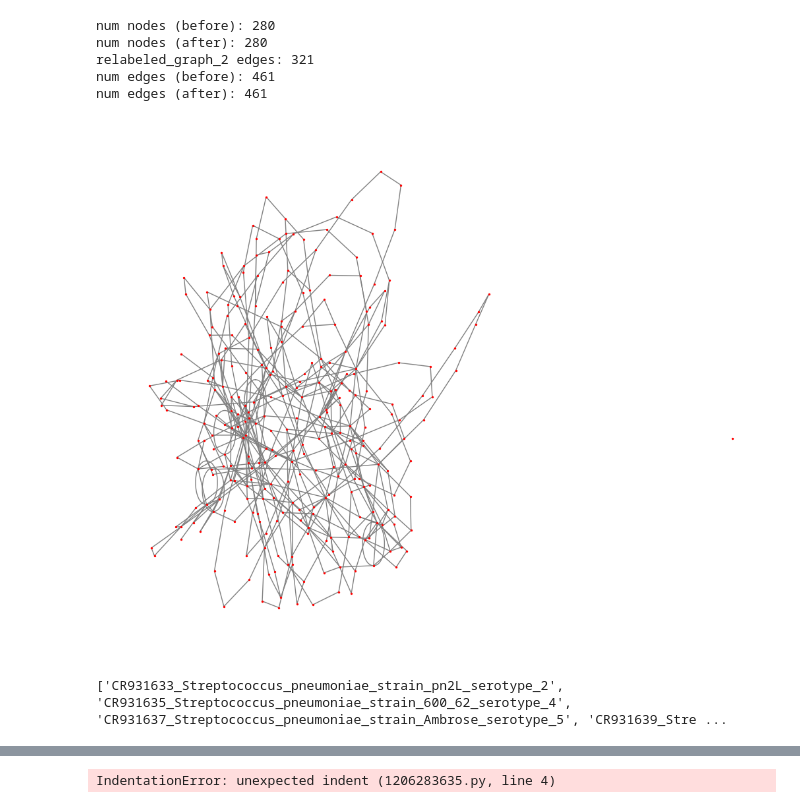
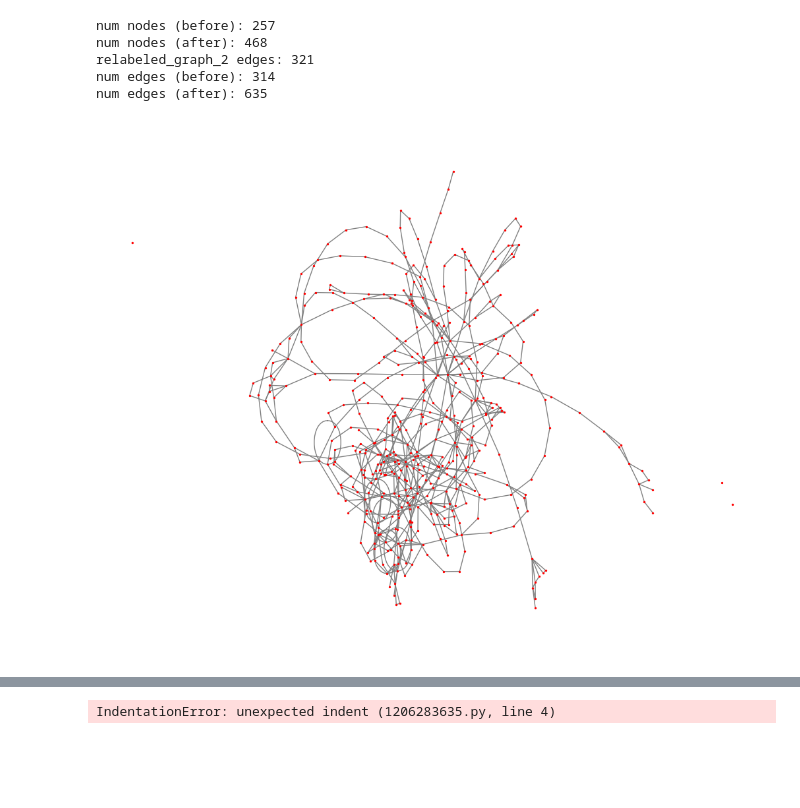
Before and after one commit to qtoussaint/pangenome_merge, a Jupyter notebook: mapping_COGs.ipynb, the cells around one changed output, grey strips where cells are left out. Cells and saved outputs as stored; diff of their text form; code cells hidden in the pictures; blank space fills up the shorter version.

```diff
--- a/mapping_COGs.ipynb
+++ b/mapping_COGs.ipynb
@@ -259,0 +418,25 @@ Nodes only in Graph 2: {'group_11', 'group_108', 'group_19', 'group_104', 'group
+# %%
+merged_graph = relabeled_graph_1
+print("num nodes (before):", len(merged_graph.nodes))
+print("num edges (before):", len(merged_graph.edges))
+
+merged_graph = nx.compose_all([relabeled_graph_1, relabeled_graph_2])
+
+# merge the two sets of unique nodes into one set of unique nodes
+for node in relabeled_graph_2.nodes:
+
+    if merged_graph.has_node(node):
+        #print(f"Part of query graph: {node}")
+
+        # merge metadata from two nodes together
+        merge_node_cluster(merged_graph, [node, node], f"{node}_merged")
+
+print("num nodes (after):", len(merged_graph.nodes))
+
+print("relabeled_graph_2 edges:", len(relabeled_graph_2.edges))
+
+print("num edges (after):", len(merged_graph.edges))
+
+plt.figure(figsize=(10, 8))  # Set the figure size
+nx.draw(merged_graph, with_labels=False, node_color='red', edge_color='gray', node_size = 2)
+plt.show()
@@ -260,7 +450,4 @@ Nodes only in Graph 2: {'group_11', 'group_108', 'group_19', 'group_104', 'group
 # %%
-# for adding to genome ids of second graph
-#n_genomes_basegraph = 45
-
 # create merged graph
 
 def main():
@@ -268,16 +455,16 @@ def main():
     merged_graph = relabeled_graph_1
     print("num nodes (before):", len(merged_graph.nodes))
 
+    merged_graph = nx.compose_all([relabeled_graph_1, relabeled_graph_2])
+
     # merge the two sets of unique nodes into one set of unique nodes
     for node in relabeled_graph_2.nodes:
 
         if merged_graph.has_node(node):
             #print(f"Part of query graph: {node}")
-            continue
 
-        if not merged_graph.has_node(node):
-            #print(f"Add new node to graph: {node}")
-            merged_graph.add_node(node)
+            # merge metadata from two nodes together
+            merge_node_cluster(merged_graph, [node, node], f"{node}_merged")
 
     print("num nodes (after):", len(merged_graph.nodes))
 
@@ -359,41 +546,40 @@ def main():
                 second = max(abs(u), abs(v))
 
                 # make strings
                 first = f"group_{first}"
                 second = f"group_{second}"
 
         if merged_graph.has_edge(first, second):
 
             #print("Edge exists.")
             continue
 
         if not merged_graph.has_edge(first, second):
             merged_graph.add_edge(first, second)
 
             #print("Added edge.")
 
     print("num edges (after):", len(merged_graph.edges))
 
     plt.figure(figsize=(10, 8))  # Set the figure size
     nx.draw(merged_graph, with_labels=False, node_color='red', edge_color='gray', node_size = 2)
     plt.show()
 
     #print(merged_graph.nodes, merged_graph.edges)
 
-    print(merged_graph.graph['isolateNames'])
+    #print(merged_graph.graph['isolateNames'])
 
-    #nx.write_gml(merged_graph, "../../graph_merged/merged_graph.gml")
+    nx.write_gml(merged_graph, "../../graph_merged/merged_graph.gml")
 
 if __name__ == "__main__":
     main()
 # %% [output]
-num nodes (before): 280
-num nodes (after): 280
+num nodes (before): 257
+num nodes (after): 468
 relabeled_graph_2 edges: 321
-num edges (before): 461
-num edges (after): 461
+num edges (before): 314
+num edges (after): 635
-[figure, old version]
+[figure, new version]
-['CR931633_Streptococcus_pneumoniae_strain_pn2L_serotype_2', 'CR931635_Streptococcus_pneumoniae_strain_600_62_serotype_4', 'CR931637_Streptococcus_pneumoniae_strain_Ambrose_serotype_5', 'CR931639_Stre ...
 # %%
 ###### ORIGINAL
 
```
Also changed, not shown: parts of 14 cells of this notebook, 2 other files.
